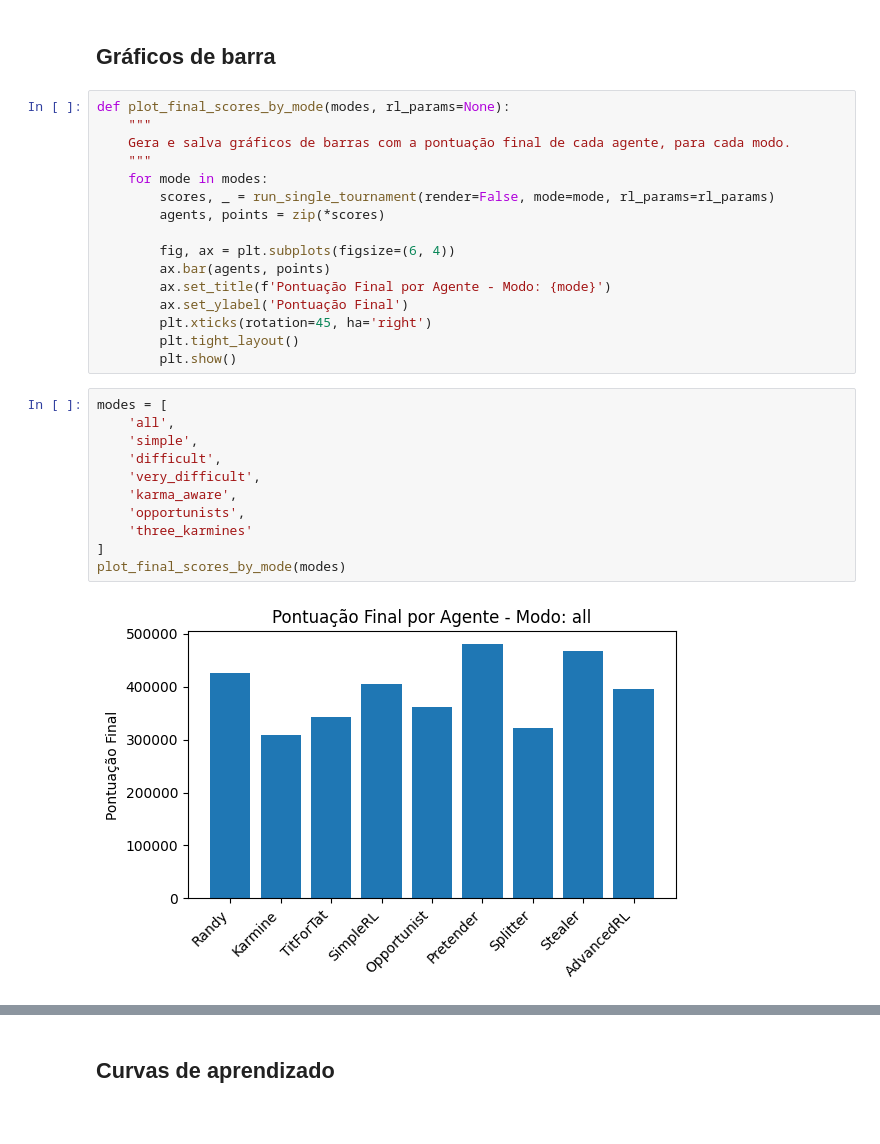
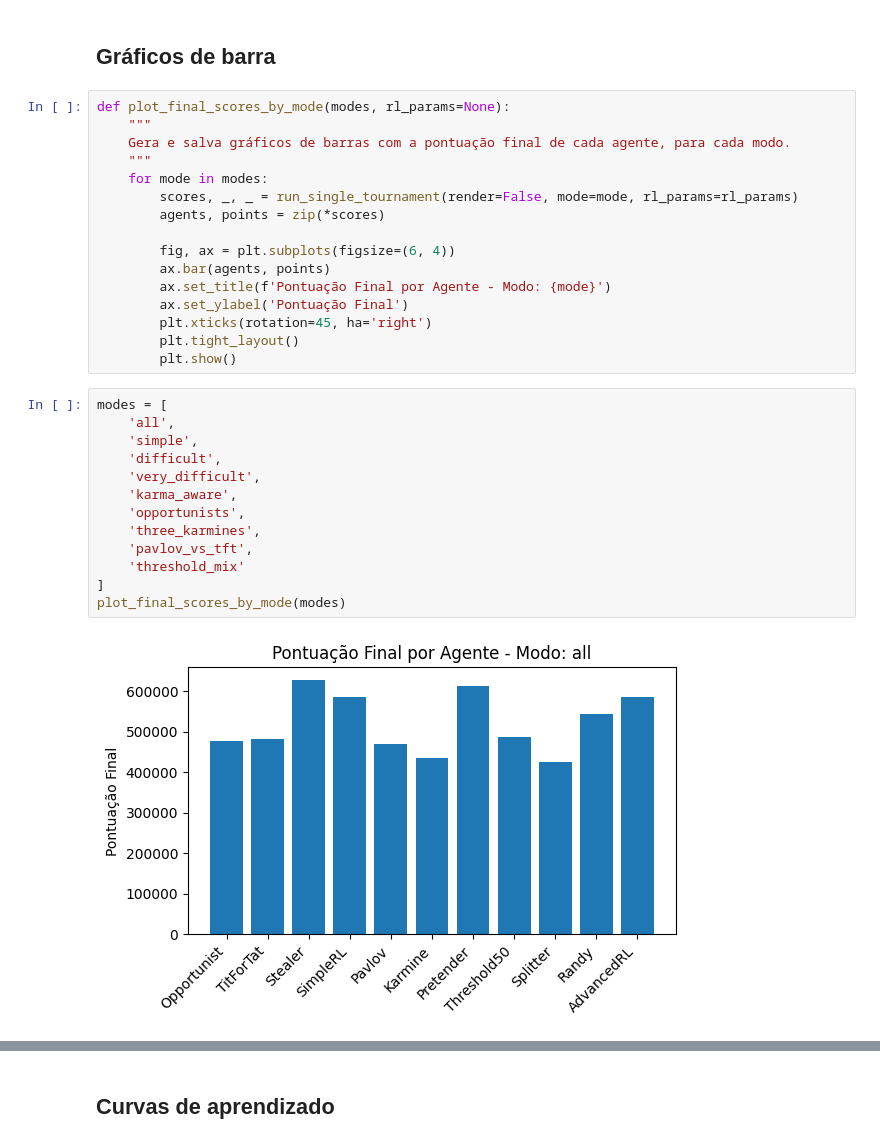
Before and after one commit to Washjr/InteligenciaArtificial, a Jupyter notebook: split-or-steal/analysis.ipynb, the cells around one changed output, grey strips where cells are left out. Drawn from its saved outputs; the diff is of its cells as text.

```diff
--- a/split-or-steal/analysis.ipynb
+++ b/split-or-steal/analysis.ipynb
@@ -18,7 +23,7 @@ def plot_final_scores_by_mode(modes, rl_params=None):
     Gera e salva gráficos de barras com a pontuação final de cada agente, para cada modo.
     """
     for mode in modes:
-        scores, _ = run_single_tournament(render=False, mode=mode, rl_params=rl_params)
+        scores, _, _ = run_single_tournament(render=False, mode=mode, rl_params=rl_params)
         agents, points = zip(*scores)
 
         fig, ax = plt.subplots(figsize=(6, 4))
@@ -31,13 +36,15 @@ def plot_final_scores_by_mode(modes, rl_params=None):
 # %%
 modes = [
     'all',
     'simple',
     'difficult',
     'very_difficult',
     'karma_aware',
     'opportunists',
-    'three_karmines'
+    'three_karmines',
+    'pavlov_vs_tft',
+    'threshold_mix'
 ]
 plot_final_scores_by_mode(modes)
 # %% [output]
-[figure, old version]
+[figure, new version]
```
Also changed, not shown: parts of 11 cells of this notebook, 1 other file.
